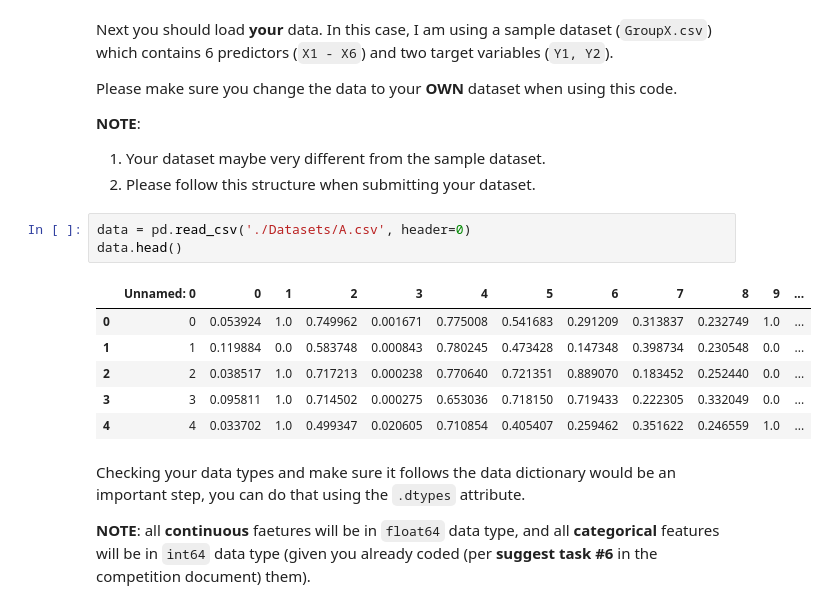
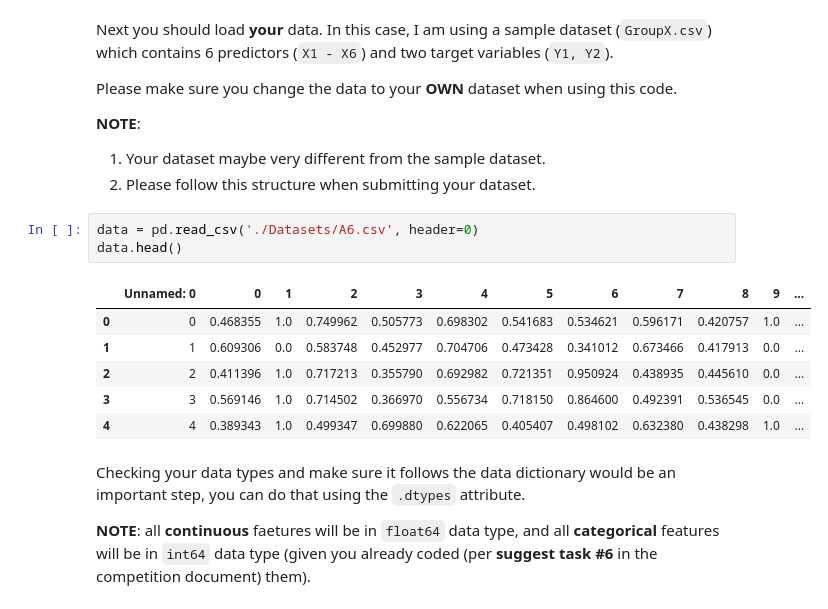
Before and after one commit to BA545-SP2019/2019-competition1-3-musketeers, a Jupyter notebook: Evaluation-Code-V0.ipynb, the cells around one changed output. Cells and saved outputs as stored; diff of their text form.

```diff
--- a/Evaluation-Code-V0.ipynb
+++ b/Evaluation-Code-V0.ipynb
@@ -35,15 +35,15 @@ __NOTE__:
 1. Your dataset maybe very different from the sample dataset.
 2. Please follow this structure when submitting your dataset.
 # %%
-data = pd.read_csv('./Datasets/A.csv', header=0)
+data = pd.read_csv('./Datasets/A6.csv', header=0)
 data.head()
 # %% [output]
 |  | Unnamed: 0 | 0 | 1 | 2 | 3 | 4 | 5 | 6 | 7 | 8 | 9 | ... |
-| 0 | 0 | 0.053924 | 1.0 | 0.749962 | 0.001671 | 0.775008 | 0.541683 | 0.291209 | 0.313837 | 0.232749 | 1.0 | ... |
-| 1 | 1 | 0.119884 | 0.0 | 0.583748 | 0.000843 | 0.780245 | 0.473428 | 0.147348 | 0.398734 | 0.230548 | 0.0 | ... |
-| 2 | 2 | 0.038517 | 1.0 | 0.717213 | 0.000238 | 0.770640 | 0.721351 | 0.889070 | 0.183452 | 0.252440 | 0.0 | ... |
-| 3 | 3 | 0.095811 | 1.0 | 0.714502 | 0.000275 | 0.653036 | 0.718150 | 0.719433 | 0.222305 | 0.332049 | 0.0 | ... |
-| 4 | 4 | 0.033702 | 1.0 | 0.499347 | 0.020605 | 0.710854 | 0.405407 | 0.259462 | 0.351622 | 0.246559 | 1.0 | ... |
+| 0 | 0 | 0.468355 | 1.0 | 0.749962 | 0.505773 | 0.698302 | 0.541683 | 0.534621 | 0.596171 | 0.420757 | 1.0 | ... |
+| 1 | 1 | 0.609306 | 0.0 | 0.583748 | 0.452977 | 0.704706 | 0.473428 | 0.341012 | 0.673466 | 0.417913 | 0.0 | ... |
+| 2 | 2 | 0.411396 | 1.0 | 0.717213 | 0.355790 | 0.692982 | 0.721351 | 0.950924 | 0.438935 | 0.445610 | 0.0 | ... |
+| 3 | 3 | 0.569146 | 1.0 | 0.714502 | 0.366970 | 0.556734 | 0.718150 | 0.864600 | 0.492391 | 0.536545 | 0.0 | ... |
+| 4 | 4 | 0.389343 | 1.0 | 0.499347 | 0.699880 | 0.622065 | 0.405407 | 0.498102 | 0.632380 | 0.438298 | 1.0 | ... |
 # %% [markdown]
 Checking your data types and make sure it follows the data dictionary would be an important step, you can do that using the `.dtypes` attribute.
 
```
Also changed, not shown: parts of 5 cells of this notebook, 10 other files.
